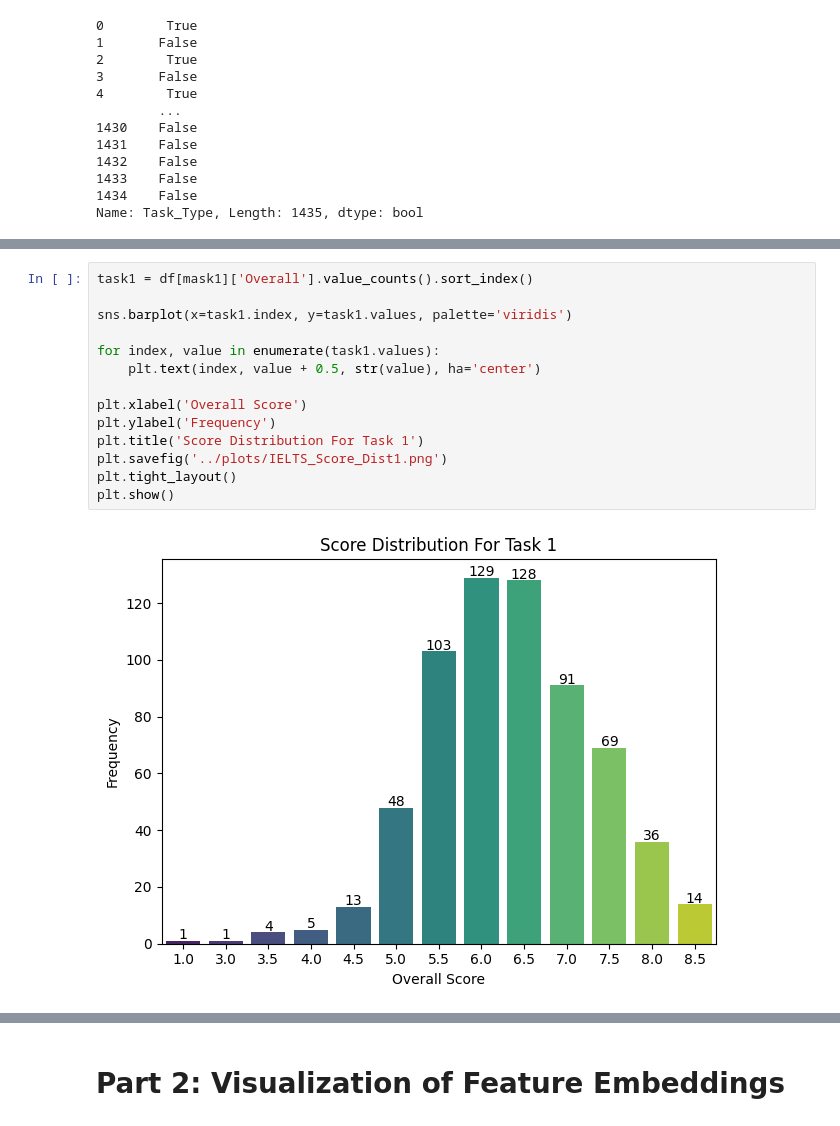
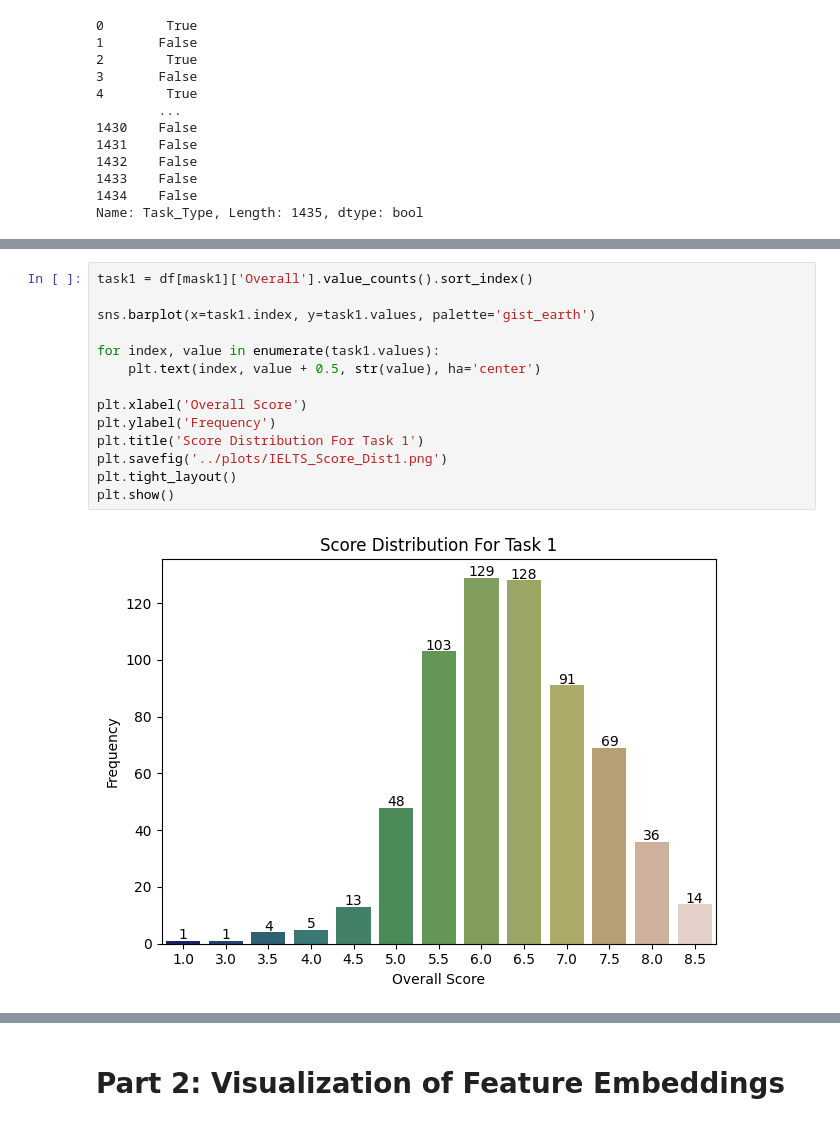
Before and after one commit to gderiddershanghai/Group-201, a Jupyter notebook: notebooks/ginger_proposal_eda.ipynb, the cells around one changed output, grey strips where cells are left out. Saved outputs shown, nothing was run; the diff lists cells and outputs as text.

```diff
--- a/notebooks/ginger_proposal_eda.ipynb
+++ b/notebooks/ginger_proposal_eda.ipynb
@@ -52,19 +52,19 @@ Name: Overall, dtype: int64
 # %%
 task1 = df[mask1]['Overall'].value_counts().sort_index()
 
-sns.barplot(x=task1.index, y=task1.values, palette='viridis')
+sns.barplot(x=task1.index, y=task1.values, palette='gist_earth')
 
 for index, value in enumerate(task1.values):
     plt.text(index, value + 0.5, str(value), ha='center')
 
 plt.xlabel('Overall Score')
 plt.ylabel('Frequency')
 plt.title('Score Distribution For Task 1')
 plt.savefig('../plots/IELTS_Score_Dist1.png')
 plt.tight_layout()
 plt.show()
 # %% [output]
-[figure, old version]
+[figure, new version]
 # %%
 task2 = df[mask2]['Overall'].value_counts().sort_index()
 
```
Also changed, not shown: parts of 15 cells of this notebook, 8 other files.
